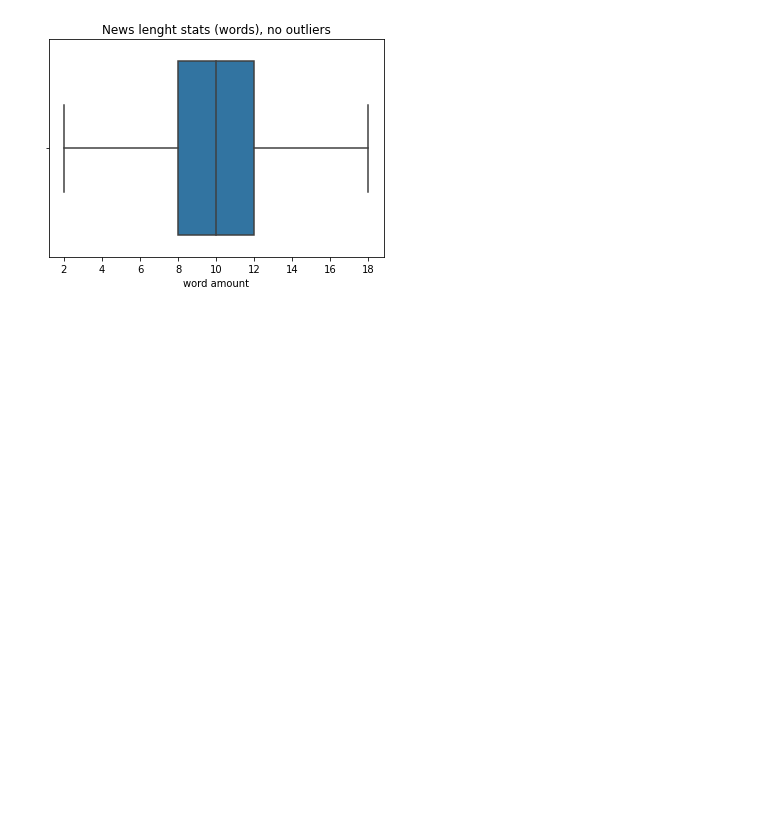
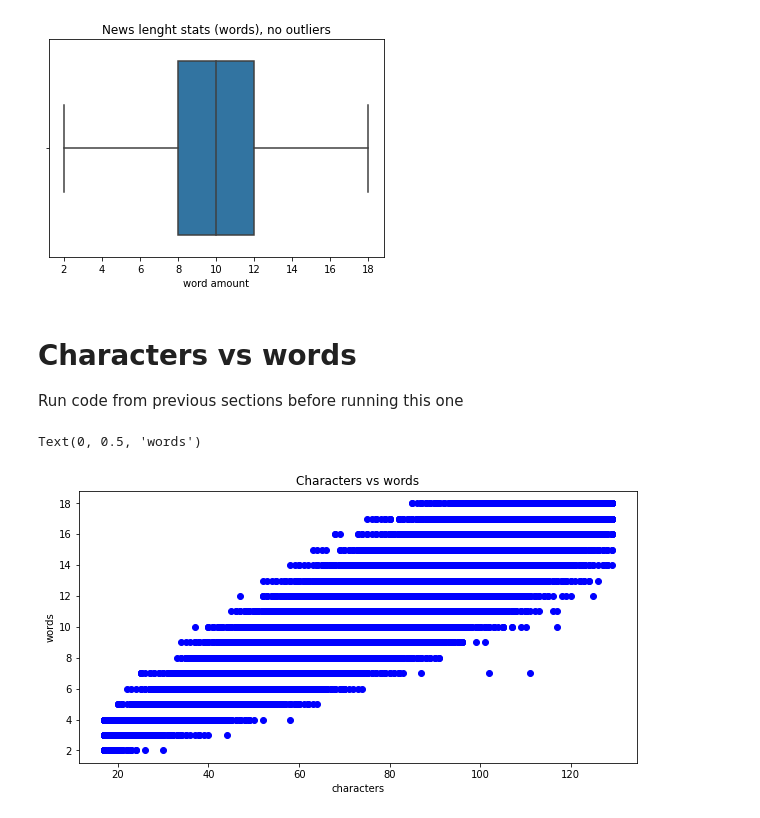
Before and after one commit to avrland/polishNewsTitleDatabase, a Jupyter notebook: Stats_and_visualization.ipynb, the cells around one changed output. Drawn from its saved outputs; the diff is of its cells as text; code cells hidden in the pictures; blank space fills up the shorter version.

Commit message:
Characters vs words visualisation

```diff
--- a/Stats_and_visualization.ipynb
+++ b/Stats_and_visualization.ipynb
@@ -160,3 +160,25 @@ plt.plot()
 []
 [figure]
 [figure]
+# %% [markdown]
+# Characters vs words
+Run code from previous sections before running this one
+# %%
+titles_stats = pd.concat([pd_char_lenghts, pd_word_amount], axis = 1)
+Q1 = titles_stats.quantile(0.25)
+Q3 = titles_stats.quantile(0.75)
+IQR = Q3 - Q1
+
+outlier_condition = ((titles_stats < (Q1 - 1.5 * IQR)) | (titles_stats > (Q3 +1.5 * IQR)))
+titles_stats_IQR = titles_stats[~outlier_condition.any(axis=1)]
+
+X = np.array(titles_stats_IQR['word amount']).reshape(-1,1)
+y = np.array(titles_stats_IQR['char amount']).reshape(-1,1)
+plt.figure(figsize=(10,5), facecolor='white')
+plt.scatter(y, X, color = 'blue')
+plt.title("Characters vs words")
+plt.xlabel("characters")
+plt.ylabel("words")
+# %% [output]
+Text(0, 0.5, 'words')
+[figure, added]
```
